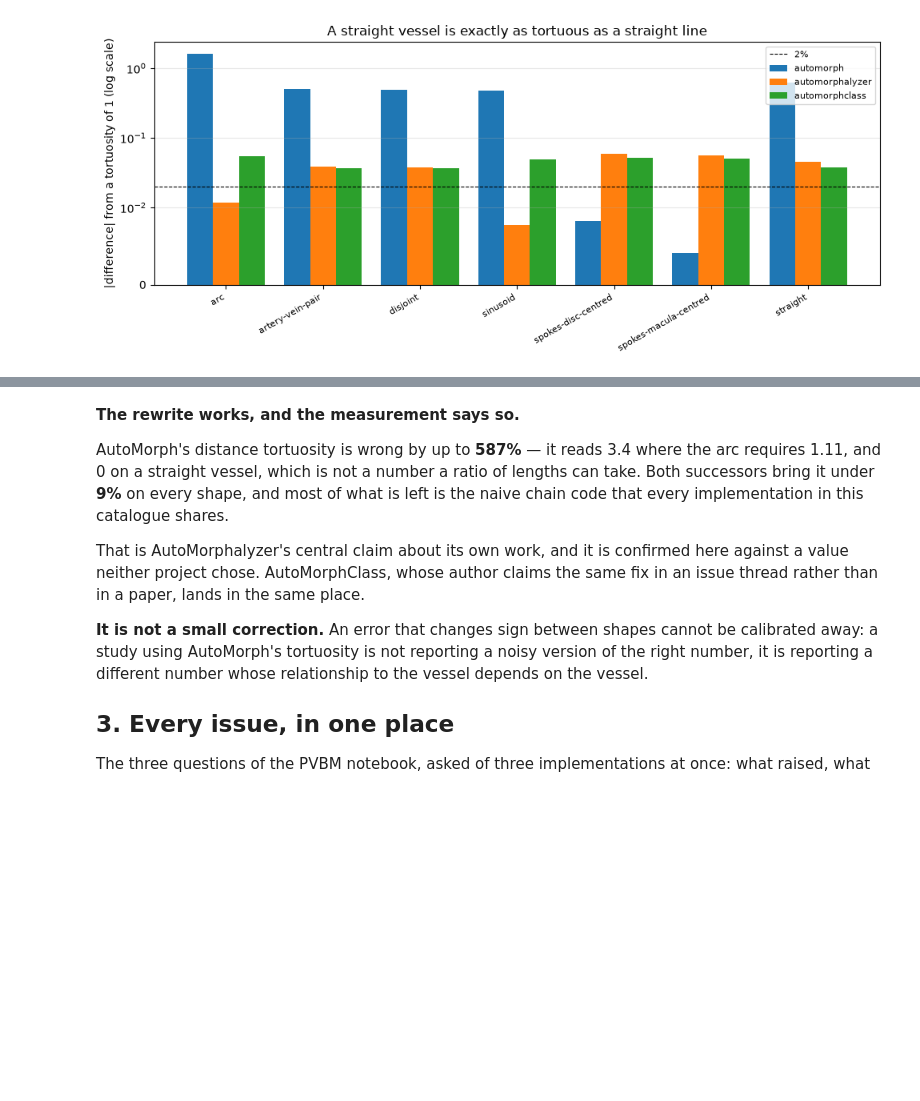
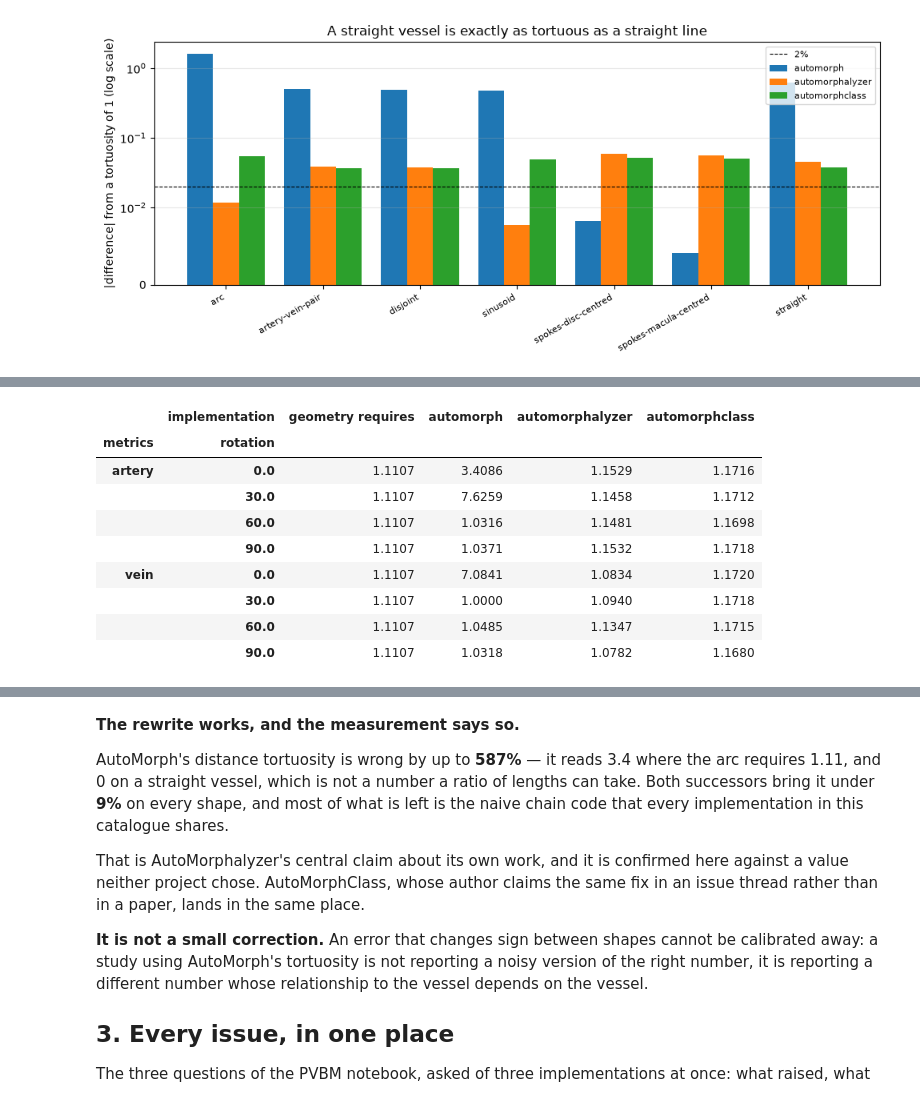
Before and after one commit to staskh/fundus-atlas, a Jupyter notebook: notebooks/biomarker-synthetic-automorph.ipynb, the cells around one changed output, grey strips where cells are left out. Cells and saved outputs as stored; diff of their text form; code cells hidden in the pictures; blank space fills up the shorter version.

```diff
--- a/notebooks/biomarker-synthetic-automorph.ipynb
+++ b/notebooks/biomarker-synthetic-automorph.ipynb
@@ -190,0 +204,23 @@ fig.tight_layout()
+# %%
+ARC_TAU1 = ["tortuosity/hart-tau1/artery", "tortuosity/hart-tau1/vein"]
+arc = compared[(compared["shape"] == "arc") & (compared["metrics"].isin(ARC_TAU1))]
+
+detail = arc.pivot_table(
+    index=["metrics", "rotation"], columns="implementation", values="said", aggfunc="first"
+)
+detail.insert(0, "geometry requires", arc.groupby(["metrics", "rotation"])["theory"].first())
+detail.index = detail.index.set_levels(
+    [name.rsplit("/", 1)[-1] for name in detail.index.levels[0]], level=0
+)
+detail.round(4)
+# %% [output]
+|  | implementation | geometry requires | automorph | automorphalyzer | automorphclass |
+| metrics | rotation |  |  |  |  |
+| artery | 0.0 | 1.1107 | 3.4086 | 1.1529 | 1.1716 |
+|  | 30.0 | 1.1107 | 7.6259 | 1.1458 | 1.1712 |
+|  | 60.0 | 1.1107 | 1.0316 | 1.1481 | 1.1698 |
+|  | 90.0 | 1.1107 | 1.0371 | 1.1532 | 1.1718 |
+| vein | 0.0 | 1.1107 | 7.0841 | 1.0834 | 1.1720 |
+|  | 30.0 | 1.1107 | 1.0000 | 1.0940 | 1.1718 |
+|  | 60.0 | 1.1107 | 1.0485 | 1.1347 | 1.1715 |
+|  | 90.0 | 1.1107 | 1.0318 | 1.0782 | 1.1680 |
```
Also changed, not shown: parts of 3 cells of this notebook.
